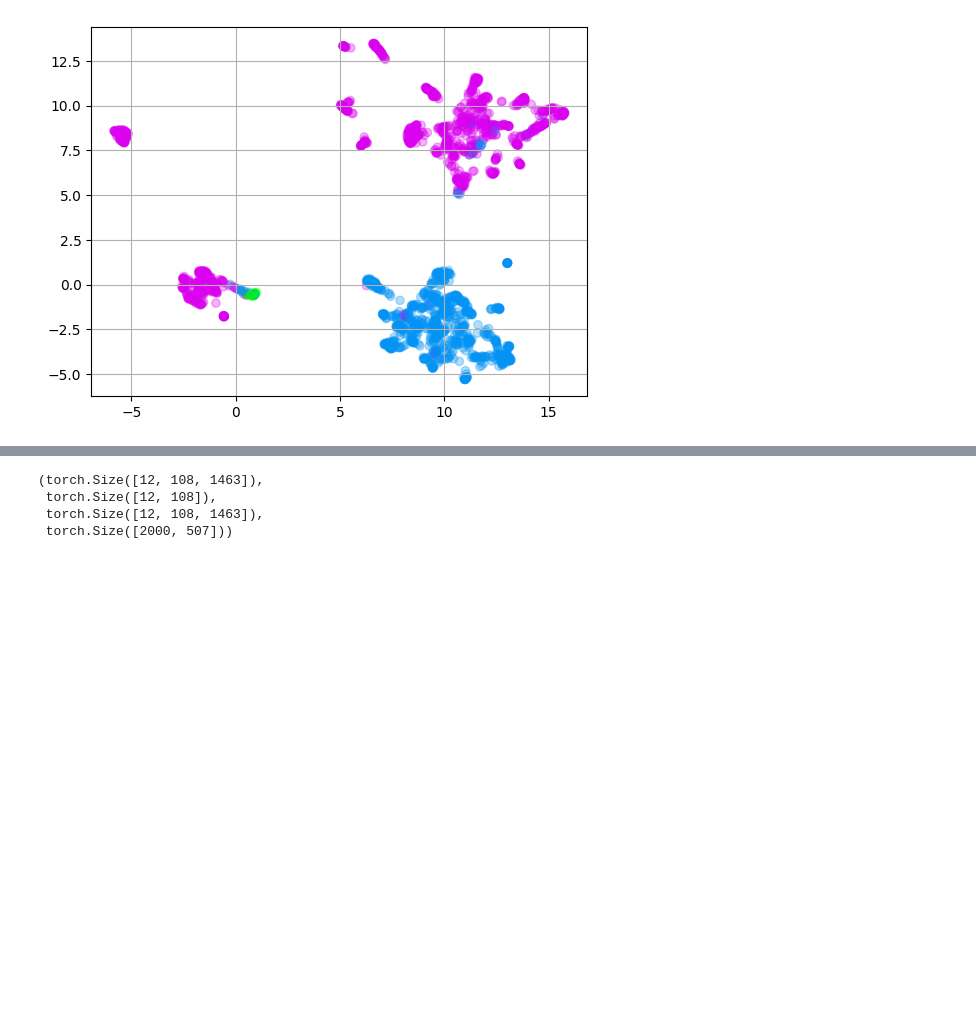
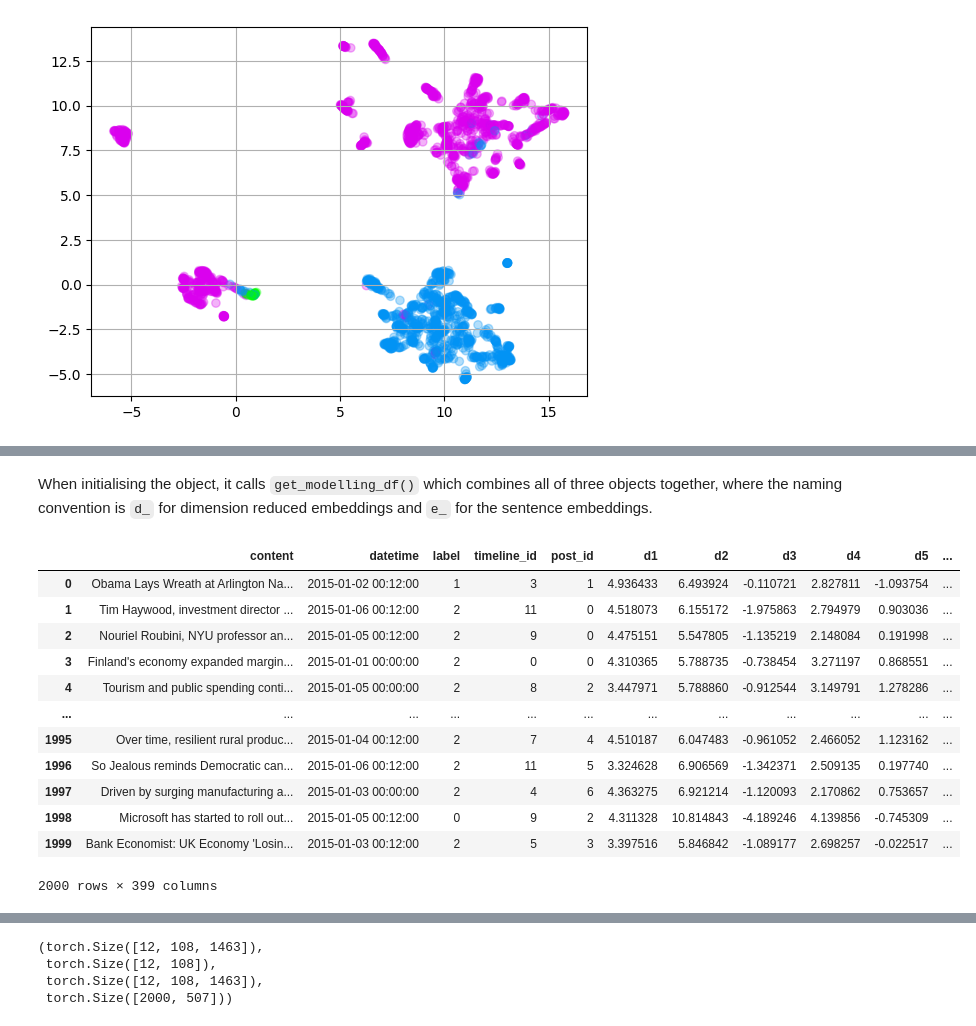
Before and after one commit to datasig-ac-uk/nlpsig, a Jupyter notebook: notebooks/pathbert_main.ipynb, the cells around one changed output, grey strips where cells are left out. Saved outputs shown, nothing was run; the diff lists cells and outputs as text; code cells hidden in the pictures; blank space fills up the shorter version.

```diff
--- a/notebooks/pathbert_main.ipynb
+++ b/notebooks/pathbert_main.ipynb
@@ -257,0 +262,2 @@ plt_embed.plt_2d(
+# %%
+dataset = nlpsig.PrepareData(dataset_df, embeddings_sentence, embeddings_reduced)
@@ -257,0 +314,18 @@ plt_embed.plt_2d(
+# %% [markdown]
+When initialising the object, it calls `get_modelling_df()` which combines all of three objects together, where the naming convention is `d_` for dimension reduced embeddings and `e_` for the sentence embeddings.
+# %%
+dataset.df
+# %% [output]
+|  | content | datetime | label | timeline_id | post_id | d1 | d2 | d3 | d4 | d5 | ... |
+| 0 | Obama Lays Wreath at Arlington Na... | 2015-01-02 00:12:00 | 1 | 3 | 1 | 4.936433 | 6.493924 | -0.110721 | 2.827811 | -1.093754 | ... |
+| 1 | Tim Haywood, investment director ... | 2015-01-06 00:12:00 | 2 | 11 | 0 | 4.518073 | 6.155172 | -1.975863 | 2.794979 | 0.903036 | ... |
+| 2 | Nouriel Roubini, NYU professor an... | 2015-01-05 00:12:00 | 2 | 9 | 0 | 4.475151 | 5.547805 | -1.135219 | 2.148084 | 0.191998 | ... |
+| 3 | Finland's economy expanded margin... | 2015-01-01 00:00:00 | 2 | 0 | 0 | 4.310365 | 5.788735 | -0.738454 | 3.271197 | 0.868551 | ... |
+| 4 | Tourism and public spending conti... | 2015-01-05 00:00:00 | 2 | 8 | 2 | 3.447971 | 5.788860 | -0.912544 | 3.149791 | 1.278286 | ... |
+| ... | ... | ... | ... | ... | ... | ... | ... | ... | ... | ... | ... |
+| 1995 | Over time, resilient rural produc... | 2015-01-04 00:12:00 | 2 | 7 | 4 | 4.510187 | 6.047483 | -0.961052 | 2.466052 | 1.123162 | ... |
+| 1996 | So Jealous reminds Democratic can... | 2015-01-06 00:12:00 | 2 | 11 | 5 | 3.324628 | 6.906569 | -1.342371 | 2.509135 | 0.197740 | ... |
+| 1997 | Driven by surging manufacturing a... | 2015-01-03 00:00:00 | 2 | 4 | 6 | 4.363275 | 6.921214 | -1.120093 | 2.170862 | 0.753657 | ... |
+| 1998 | Microsoft has started to roll out... | 2015-01-05 00:12:00 | 0 | 9 | 2 | 4.311328 | 10.814843 | -4.189246 | 4.139856 | -0.745309 | ... |
+| 1999 | Bank Economist: UK Economy 'Losin... | 2015-01-03 00:12:00 | 2 | 5 | 3 | 3.397516 | 5.846842 | -1.089177 | 2.698257 | -0.022517 | ... |
+2000 rows × 399 columns
```
Also changed, not shown: parts of 43 cells of this notebook, 5 other files.
